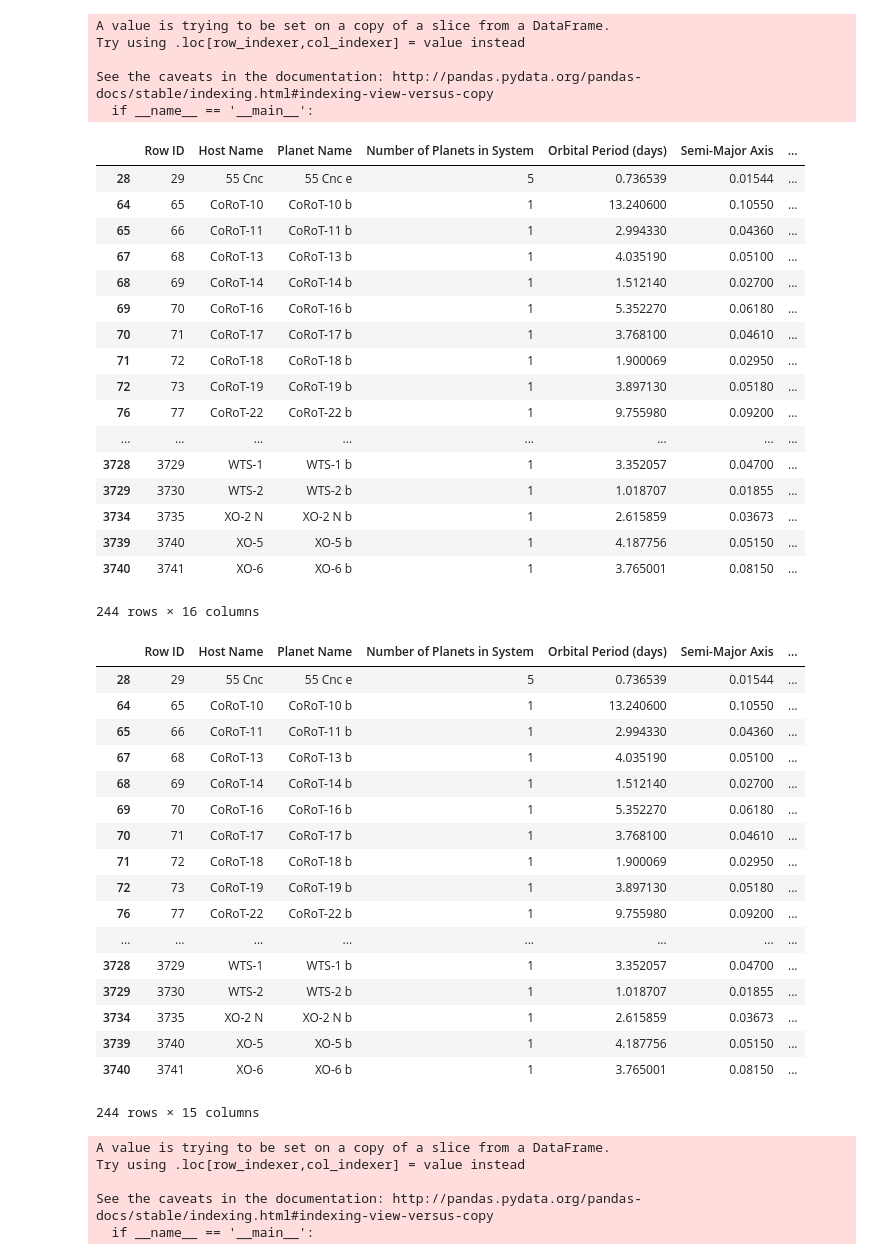
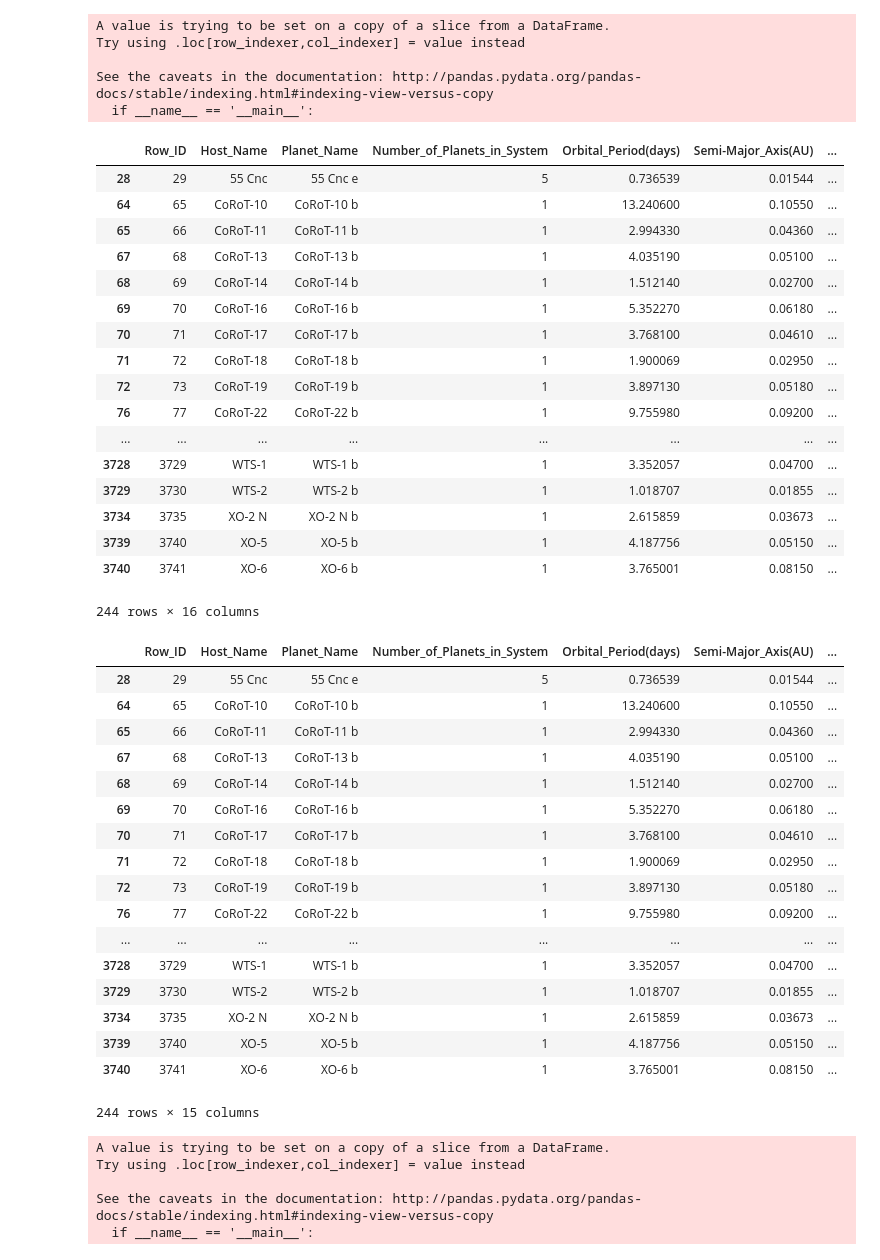
Before and after one commit to kkh1178/Exoplanets, a Jupyter notebook: Data_Cleaning.ipynb, the cells around one changed output. Cells and saved outputs as stored; diff of their text form; code cells hidden in the pictures.

Commit message:
Corrected column names in final table

```diff
--- a/Data_Cleaning.ipynb
+++ b/Data_Cleaning.ipynb
@@ -15,7 +15,7 @@ df.head()
 # %%
 cleaned_planets = df.dropna()
 # %%
-cleaned_planets['Semi-Major Axis (km)'] = cleaned_planets.loc[:, 'Semi-Major Axis'] * 1.496E8
+cleaned_planets['Semi-Major_Axis(km)'] = cleaned_planets.loc[:, 'Semi-Major_Axis(AU)'] * 1.496E8
 # %% [output]
 A value is trying to be set on a copy of a slice from a DataFrame.
 Try using .loc[row_indexer,col_indexer] = value instead
@@ -44,7 +44,7 @@ cleaned_planets
 | 3740 | 3741 | XO-6 | XO-6 b | 1 | 3.765001 | 0.08150 | ... |
 244 rows × 13 columns
 # %%
-cleaned_planets['Semi-Major Axis(m)'] = cleaned_planets["Semi-Major Axis (km)"] * (10**3)
+cleaned_planets['Semi-Major_Axis(m)'] = cleaned_planets["Semi-Major_Axis(km)"] * (10**3)
 # %% [output]
 A value is trying to be set on a copy of a slice from a DataFrame.
 Try using .loc[row_indexer,col_indexer] = value instead
@@ -73,7 +73,7 @@ cleaned_planets
 | 3740 | 3741 | XO-6 | XO-6 b | 1 | 3.765001 | 0.08150 | ... |
 244 rows × 14 columns
 # %%
-cleaned_planets["Stellar Mass (kg)"] = cleaned_planets["Stellar Mass (solar Mass)"] * 1.989E30
+cleaned_planets["Stellar_Mass(kg)"] = cleaned_planets["Stellar_Mass(solar_Mass)"] * 1.989E30
 # %% [output]
 A value is trying to be set on a copy of a slice from a DataFrame.
 Try using .loc[row_indexer,col_indexer] = value instead
@@ -102,7 +102,7 @@ cleaned_planets
 | 3740 | 3741 | XO-6 | XO-6 b | 1 | 3.765001 | 0.08150 | ... |
 244 rows × 15 columns
 # %%
-cleaned_planets["Orbital Velocity(m/s)"] = ((6.67E-11* cleaned_planets["Stellar Mass (kg)"])/cleaned_planets["Semi-Major Axis(m)"])**0.5
+cleaned_planets["Orbital_Velocity(m/s)"] = ((6.67E-11* cleaned_planets["Stellar_Mass(kg)"])/cleaned_planets["Semi-Major_Axis(m)"])**0.5
 # %% [output]
 A value is trying to be set on a copy of a slice from a DataFrame.
 Try using .loc[row_indexer,col_indexer] = value instead
@@ -112,7 +112,7 @@ See the caveats in the documentation: http://pandas.pydata.org/pandas-docs/stabl
 # %%
 cleaned_planets
 # %% [output]
-|  | Row ID | Host Name | Planet Name | Number of Planets in System | Orbital Period (days) | Semi-Major Axis | ... |
+|  | Row_ID | Host_Name | Planet_Name | Number_of_Planets_in_System | Orbital_Period(days) | Semi-Major_Axis(AU) | ... |
 | 28 | 29 | 55 Cnc | 55 Cnc e | 5 | 0.736539 | 0.01544 | ... |
 | 64 | 65 | CoRoT-10 | CoRoT-10 b | 1 | 13.240600 | 0.10550 | ... |
 | 65 | 66 | CoRoT-11 | CoRoT-11 b | 1 | 2.994330 | 0.04360 | ... |
@@ -131,9 +131,9 @@ cleaned_planets
 | 3740 | 3741 | XO-6 | XO-6 b | 1 | 3.765001 | 0.08150 | ... |
 244 rows × 16 columns
 # %%
-cleaned_planets.drop(columns=["Semi-Major Axis (km)"])
+cleaned_planets.drop(columns=["Semi-Major_Axis(km)"])
 # %% [output]
-|  | Row ID | Host Name | Planet Name | Number of Planets in System | Orbital Period (days) | Semi-Major Axis | ... |
+|  | Row_ID | Host_Name | Planet_Name | Number_of_Planets_in_System | Orbital_Period(days) | Semi-Major_Axis(AU) | ... |
 | 28 | 29 | 55 Cnc | 55 Cnc e | 5 | 0.736539 | 0.01544 | ... |
 | 64 | 65 | CoRoT-10 | CoRoT-10 b | 1 | 13.240600 | 0.10550 | ... |
 | 65 | 66 | CoRoT-11 | CoRoT-11 b | 1 | 2.994330 | 0.04360 | ... |
```
Also changed, not shown: parts of 9 cells of this notebook, 2 other files.
